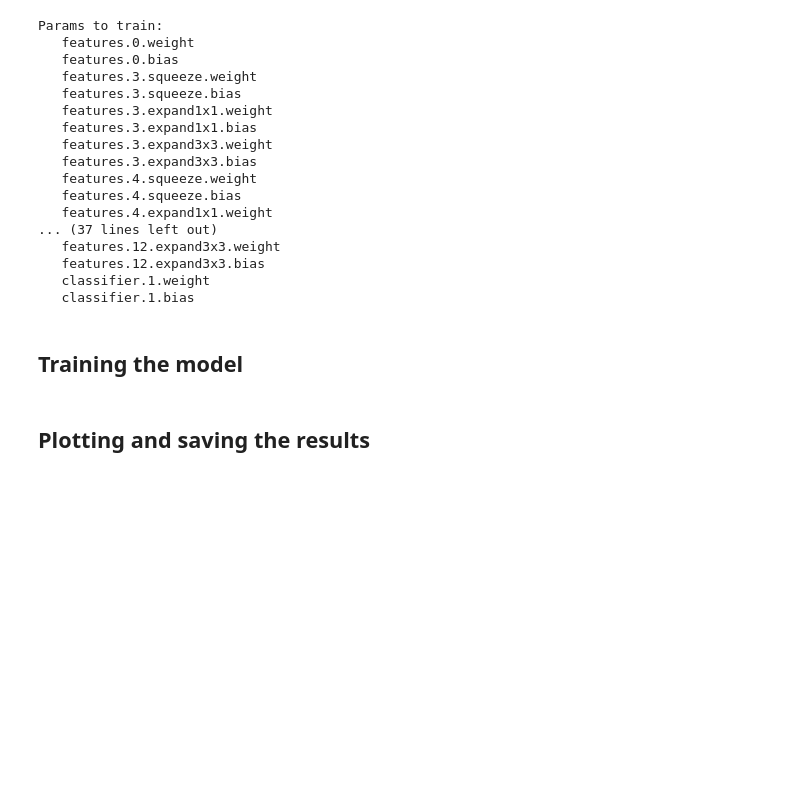
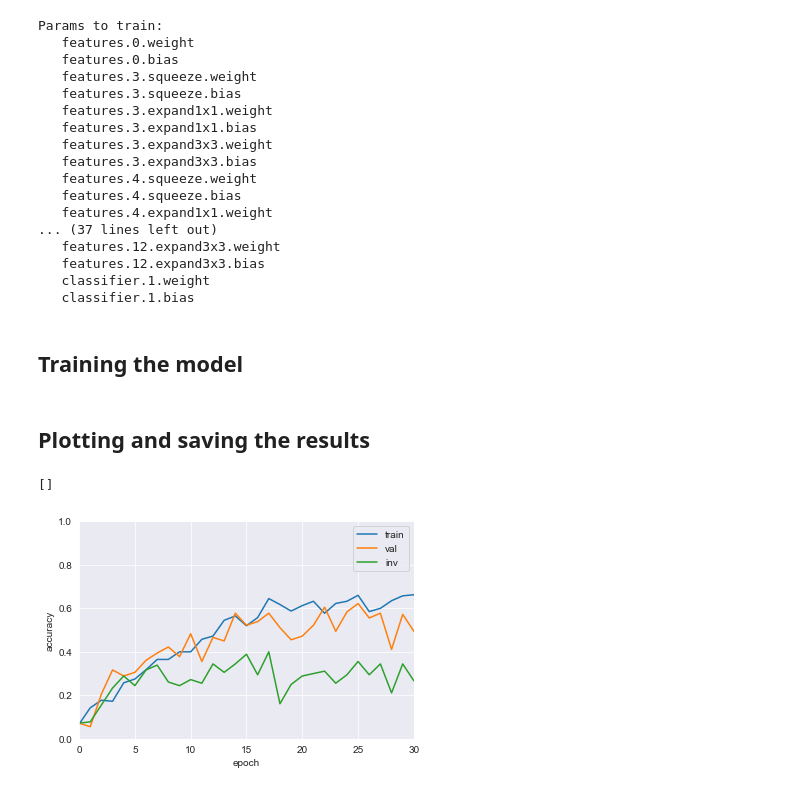
Before and after one commit to yatharth/psych250-finalproject, a Jupyter notebook: src/main.ipynb, the cells around one changed output. Drawn from its saved outputs; the diff is of its cells as text; code cells hidden in the pictures; blank space fills up the shorter version.

```diff
--- a/src/main.ipynb
+++ b/src/main.ipynb
@@ -440,6 +440,20 @@ train_more(10)
 # Seemed to hav achieved convergence; stop now.
 # %% [markdown]
 ## Plotting and saving the results
+# %%
+plt.plot(np.array(training_state['train_acc']), label='train')
+plt.plot(np.array(training_state['val_acc']), label='val')
+plt.plot(np.array(training_state['inv_acc']), label='inv')
+plt.xlim(0, 30)
+plt.ylim(0, 1)
+plt.legend()
+plt.ylabel('accuracy')
+plt.xlabel('epoch')
+plt.savefig(f'plots/{experiment_name}_acc.png')
+plt.plot()
+# %% [output]
+[]
+[figure, added]
 # %%
 plt.plot(np.array(training_state['train_loss']), label='train')
 plt.plot(np.array(training_state['val_loss']), label='val')
```
Also changed, not shown: parts of 4 cells of this notebook, 3 other files.
